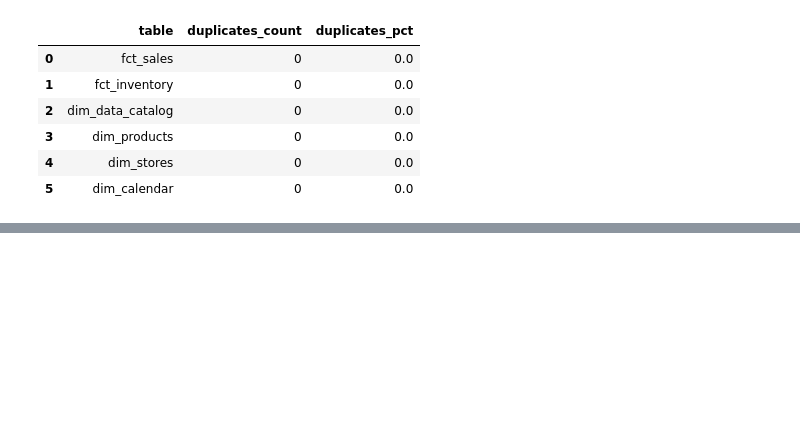
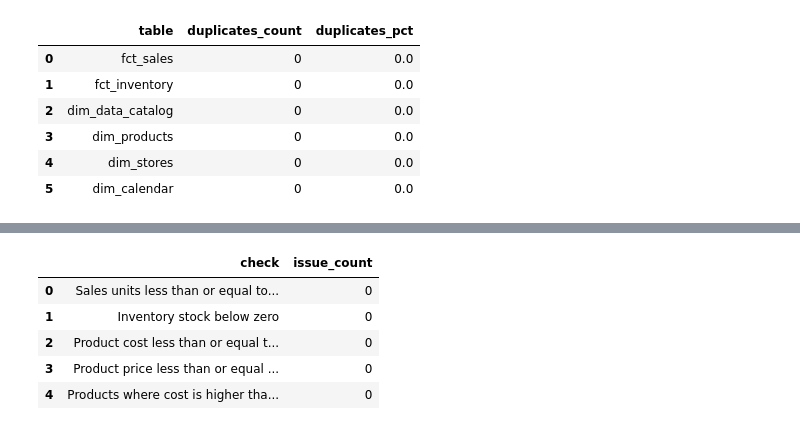
Before and after one commit to DFCR1411/retail_sales_inventory_analysis, a Jupyter notebook: notebooks/01-dfcr-retail-sales-inventory-eda.ipynb, the cells around one changed output, grey strips where cells are left out. Drawn from its saved outputs; the diff is of its cells as text; code cells hidden in the pictures; blank space fills up the shorter version.

```diff
--- a/notebooks/01-dfcr-retail-sales-inventory-eda.ipynb
+++ b/notebooks/01-dfcr-retail-sales-inventory-eda.ipynb
@@ -239,0 +383,27 @@ display(duplicates_summary)
+# %%
+dim_products['Product_Cost'] = dim_products['Product_Cost'].apply(lambda x: x.strip('$')).astype(float)
+dim_products['Product_Price'] = dim_products['Product_Price'].apply(lambda x: x.strip('$')).astype(float)
+# %%
+quality_business_checks = {
+    "Sales units less than or equal to zero": (fct_sales["Units"] <= 0).sum(),
+    "Inventory stock below zero": (fct_inventory["Stock_On_Hand"] < 0).sum(),
+    "Product cost less than or equal to zero": (dim_products["Product_Cost"] <= 0).sum(),
+    "Product price less than or equal to zero": (dim_products["Product_Price"] <= 0).sum(),
+    "Products where cost is higher than price": (
+        dim_products["Product_Cost"] > dim_products["Product_Price"]
+    ).sum()
+}
+
+quality_business_checks = pd.DataFrame(
+    quality_business_checks.items(),
+    columns=["check", "issue_count"]
+)
+
+quality_business_checks
+# %% [output]
+|  | check | issue_count |
+| 0 | Sales units less than or equal to... | 0 |
+| 1 | Inventory stock below zero | 0 |
+| 2 | Product cost less than or equal t... | 0 |
+| 3 | Product price less than or equal ... | 0 |
+| 4 | Products where cost is higher tha... | 0 |
```
Also changed, not shown: parts of 15 cells of this notebook.
